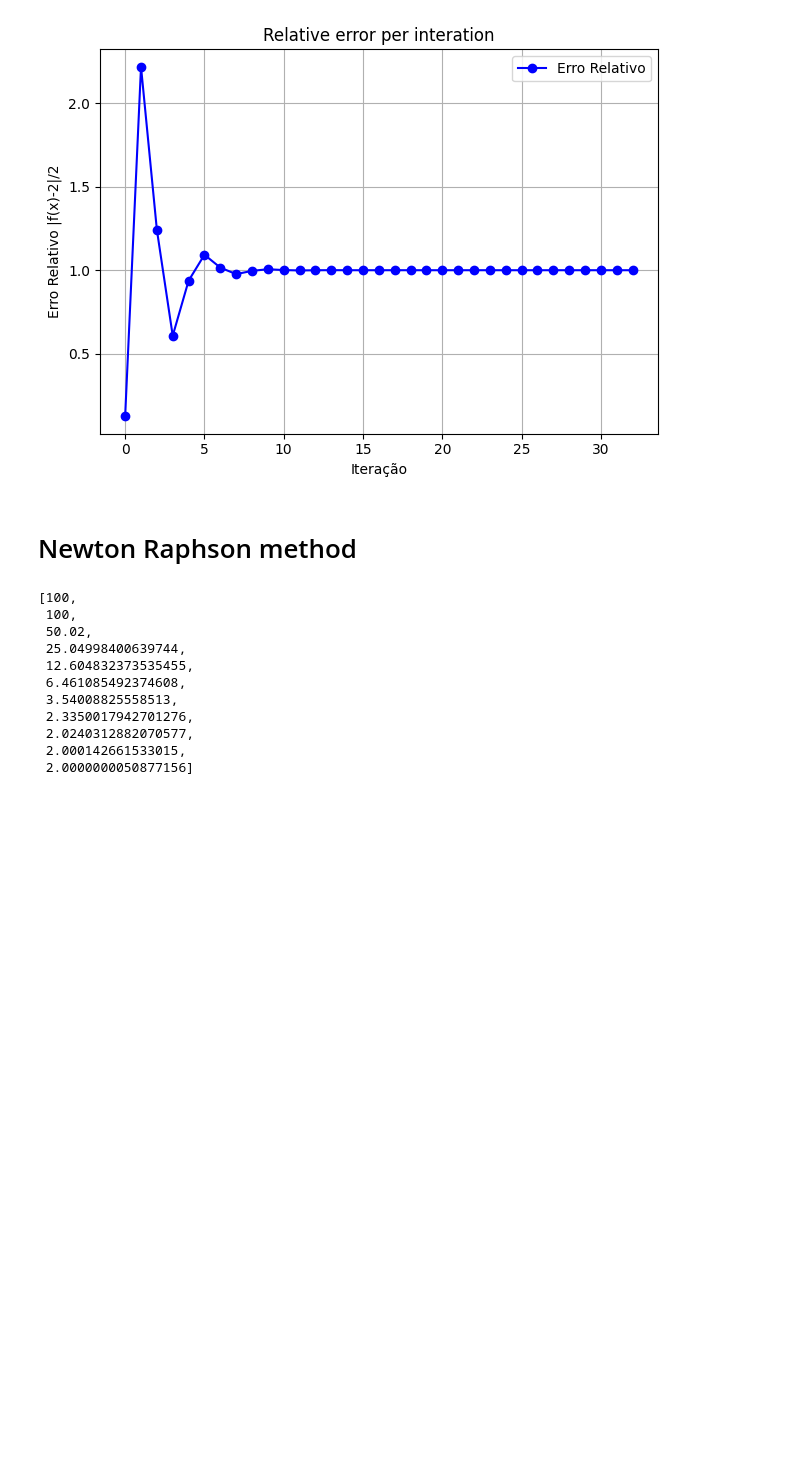
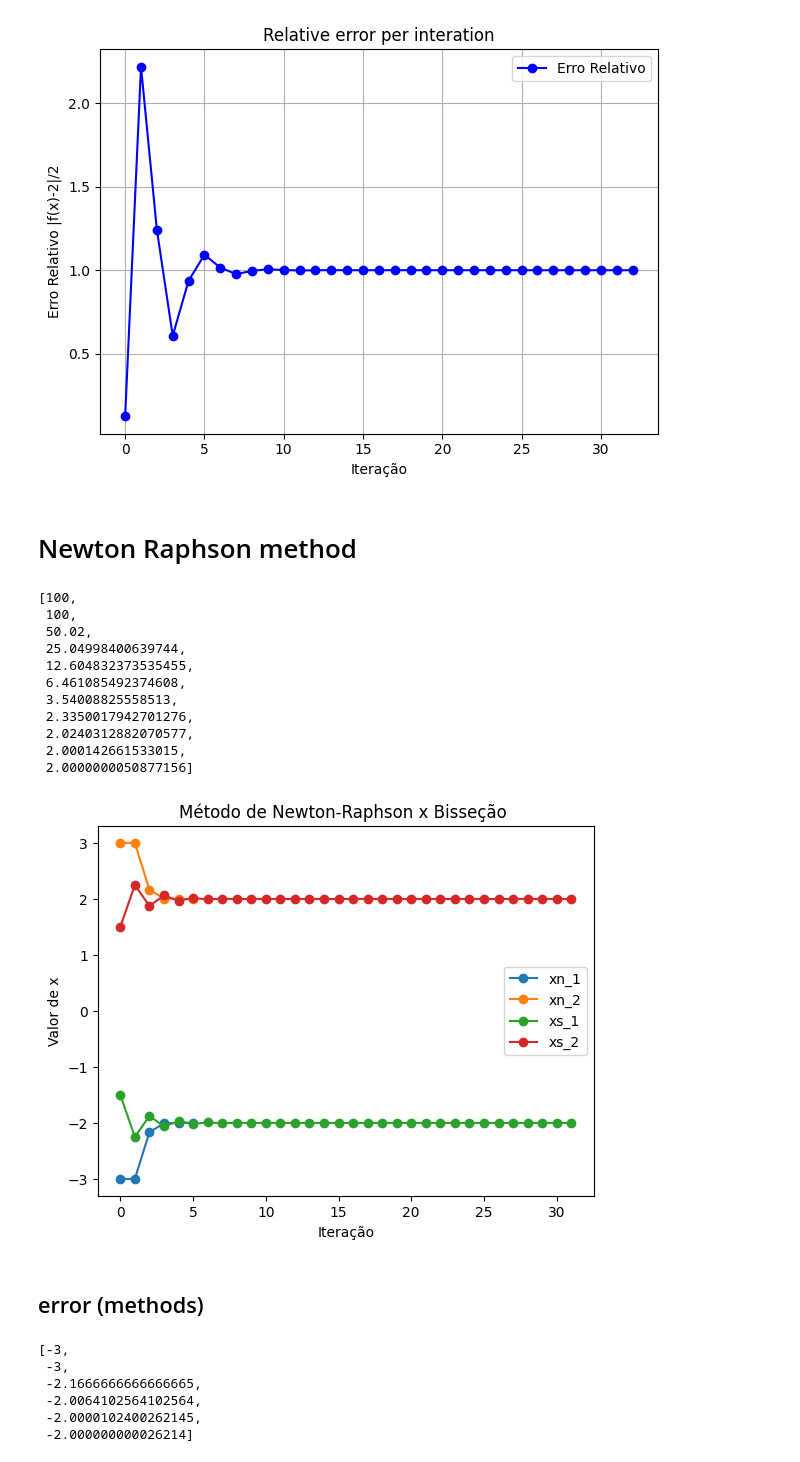
Before and after one commit to IronZiiz/computing_physics_methods, a Jupyter notebook: Aula_6_equation_roots.ipynb, the cells around one changed output. Saved outputs shown, nothing was run; the diff lists cells and outputs as text; code cells hidden in the pictures; blank space fills up the shorter version.

Commit message:
Add scipy bib to newton raphson and bissection. Errors

```diff
--- a/Aula_6_equation_roots.ipynb
+++ b/Aula_6_equation_roots.ipynb
@@ -29,7 +30,6 @@ Text(0, 0.5, 'y')
 # %% [markdown]
 ## bissection method
 # %%
-
 def my_bissecao(f,a,b,max_iter = 1000, tol = 1e-9):
   xs=[]
   if f(a)*f(b) >=0:
@@ -43,7 +43,7 @@ def my_bissecao(f,a,b,max_iter = 1000, tol = 1e-9):
       b = c
     else:
       a = c
-  return xs
+  return np.array(xs)
 # %%
 my_bissecao(f,0,5)
 # %% [output]
@@ -94,7 +94,7 @@ plt.show()
 # %% [markdown]
 #  Newton Raphson method
 # %%
-def my_newton_raphson(f, df, x0, max_iter, tol):
+def my_newton_raphson(f, df, x0, max_iter = 1000, tol = 1e-6):
     xs = [x0]
     x= x0
     for i in range(max_iter):
@@ -124,3 +124,34 @@ my_newton_raphson(f, df, x0, 1000, 1e-6)
  2.0240312882070577,
  2.000142661533015,
  2.0000000050877156]
+# %%
+xn_1 = my_newton_raphson(f,df, -3)
+xn_2 = my_newton_raphson(f,df, 3)
+
+xs_1 = my_bissecao(f,-3,0)
+xs_2 = my_bissecao(f,0,3)
+
+
+
+plt.plot(xn_1, 'o-', label = 'xn_1')
+plt.plot(xn_2, 'o-', label = 'xn_2')
+plt.plot(xs_1, 'o-', label = 'xs_1')
+plt.plot(xs_2, 'o-', label = 'xs_2')
+plt.xlabel('Iteração')
+plt.ylabel('Valor de x')
+plt.title('Método de Newton-Raphson x Bisseção ')
+plt.legend()
+plt.show()
+# %% [output]
+[figure, added]
+# %% [markdown]
+## error (methods)
+# %%
+xn_1
+# %% [output]
+[-3,
+ -3,
+ -2.1666666666666665,
+ -2.0064102564102564,
+ -2.0000102400262145,
+ -2.000000000026214]
```
Also changed, not shown: parts of 18 cells of this notebook.
